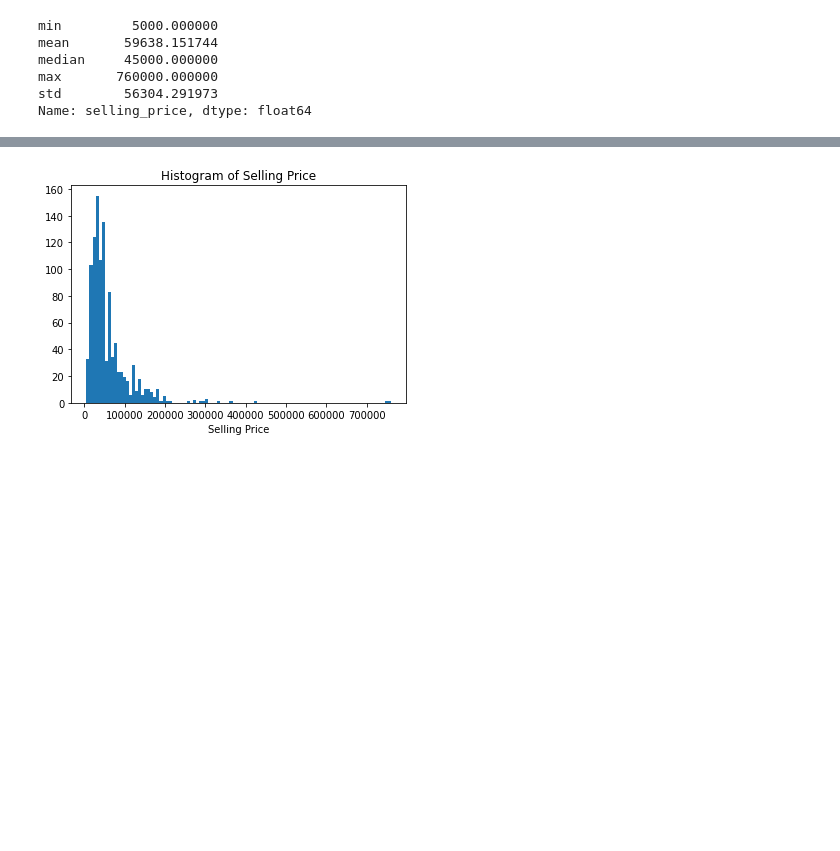
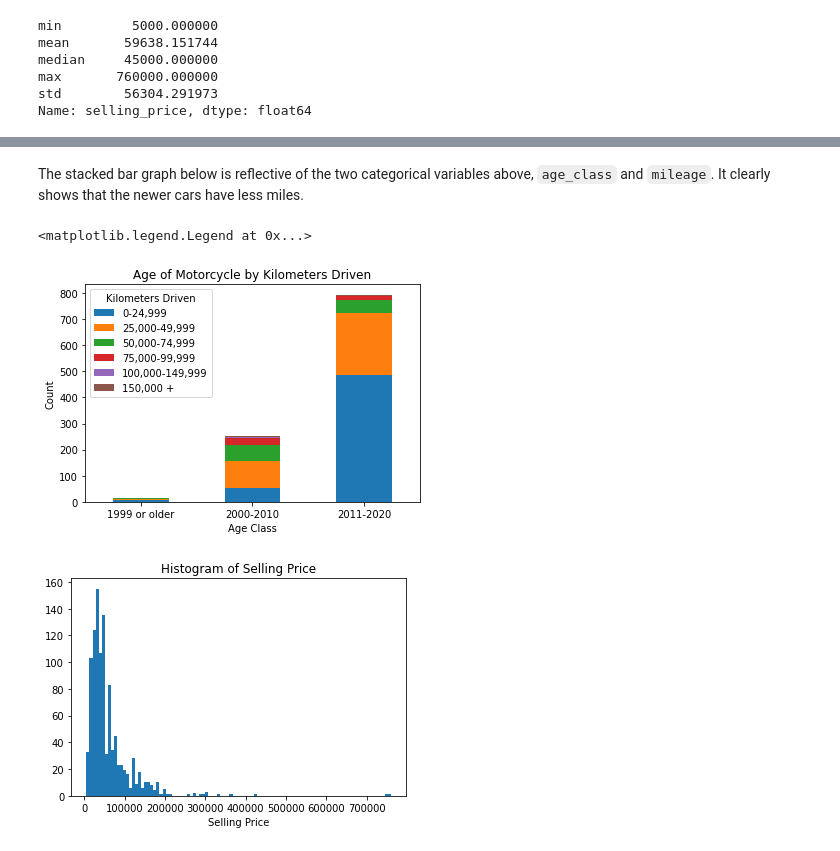
Before and after one commit to xaviergenelin/Motorcycle-Sale-Analysis, a Jupyter notebook: motorcycleAnalysis.ipynb, the cells around one changed output, grey strips where cells are left out. Saved outputs shown, nothing was run; the diff lists cells and outputs as text; code cells hidden in the pictures; blank space fills up the shorter version.

```diff
--- a/motorcycleAnalysis.ipynb
+++ b/motorcycleAnalysis.ipynb
@@ -32,0 +71,17 @@ Name: selling_price, dtype: float64
+# %%
+# convert selected numeric variables to categorical
+age_class = pd.cut(df.year,
+                   bins = [1988,2000,2011,2021],
+                   labels = ["1999 or older", "2000-2010", "2011-2020"])
+
+df.insert(3, "age_class", age_class)
+
+mileage = pd.cut(df.km_driven,
+                 bins = [0,25000,50000,75000,100000,150000,1000000],
+                 labels = ["0-24,999", "25,000-49,999", "50,000-74,999","75,000-99,999", "100,000-149,999", "150,000 +"])
+
+df.insert(6, "mileage", mileage)
+
+df.owner = pd.Categorical(df.owner)
+
+df.head()
@@ -33,3 +123,18 @@ Name: selling_price, dtype: float64
+# %% [markdown]
+The stacked bar graph below is reflective of the two categorical variables above, `age_class` and `mileage`. It clearly shows that the newer cars have less miles.
+# %%
+# bar plot of categorical variables above
+tabx = pd.crosstab(df.age_class, df.mileage)
+
+tabx.plot.bar(stacked = True)
+plt.xticks(rotation = 0)
+plt.title("Age of Motorcycle by Kilometers Driven")
+plt.xlabel("Age Class")
+plt.ylabel("Count")
+plt.legend(title = "Kilometers Driven")
+# %% [output]
+<matplotlib.legend.Legend at 0x...>
+[figure, added]
 # %%
 # histogram of selling price
 plt.hist(df['selling_price'], bins = 100)
```
Also changed, not shown: parts of 23 cells of this notebook.
